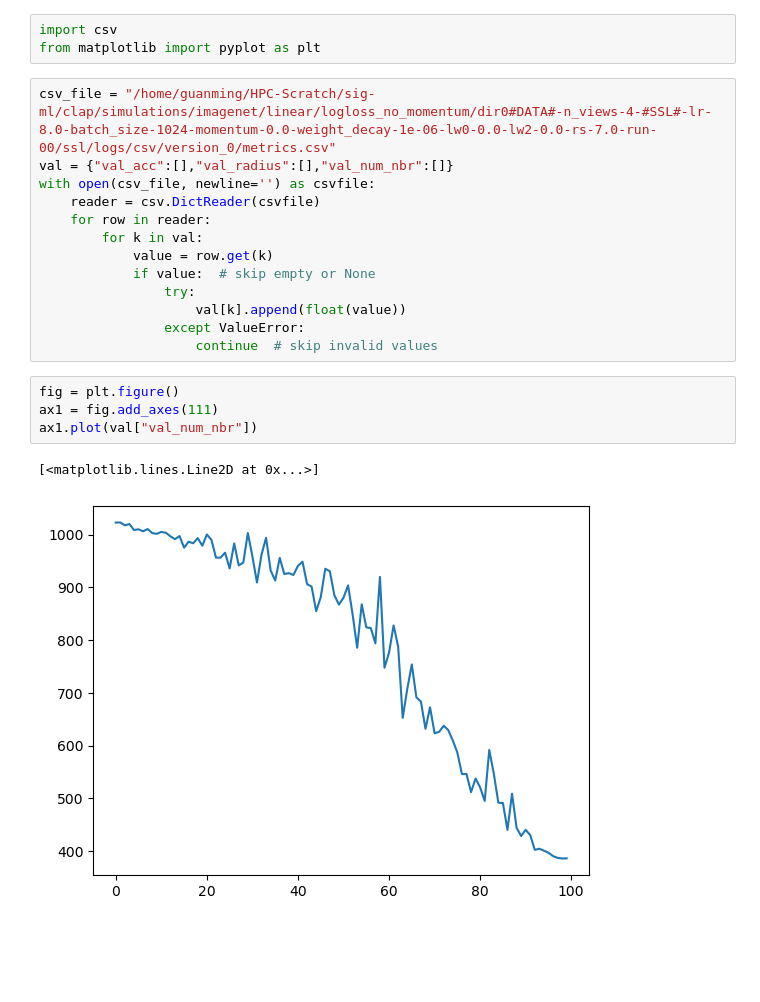
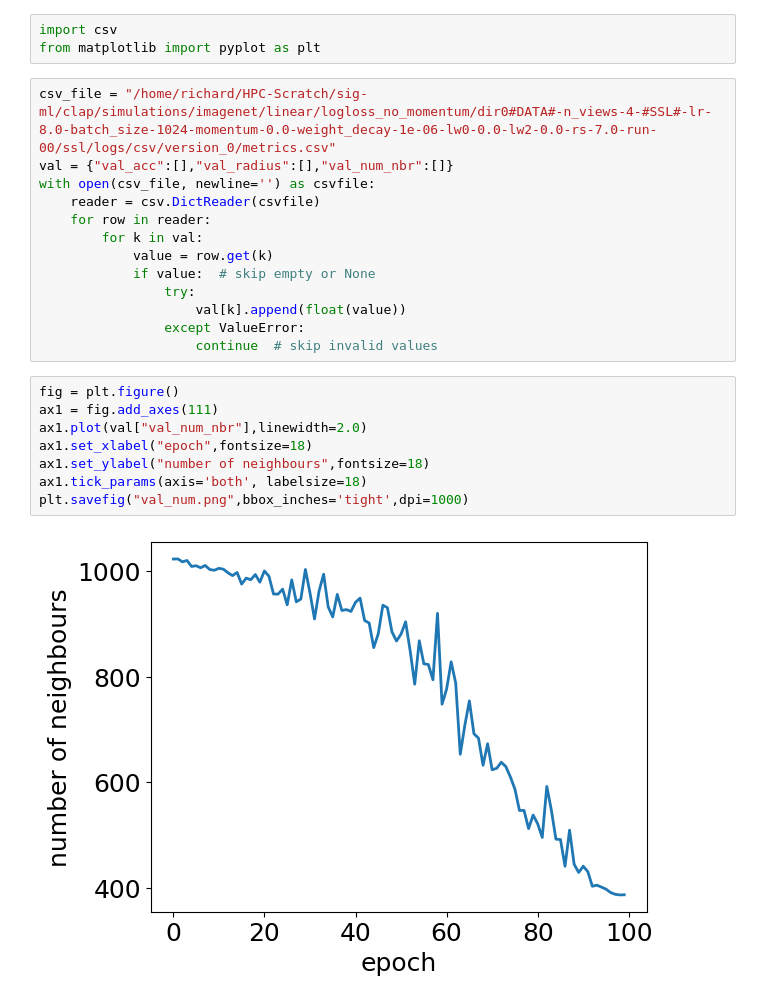
Before and after one commit to guanming-zhang/clamp, a Jupyter notebook: scripts/plot_training_dynamics.ipynb, the cells around one changed output. Drawn from its saved outputs; the diff is of its cells as text; blank space fills up the shorter version.

```diff
--- a/scripts/plot_training_dynamics.ipynb
+++ b/scripts/plot_training_dynamics.ipynb
@@ -2,7 +2,7 @@
 import csv
 from matplotlib import pyplot as plt
 # %%
-csv_file = "/home/guanming/HPC-Scratch/sig-ml/clap/simulations/imagenet/linear/logloss_no_momentum/dir0#DATA#-n_views-4-#SSL#-lr-8.0-batch_size-1024-momentum-0.0-weight_decay-1e-06-lw0-0.0-lw2-0.0-rs-7.0-run-00/ssl/logs/csv/version_0/metrics.csv"
+csv_file = "/home/richard/HPC-Scratch/sig-ml/clap/simulations/imagenet/linear/logloss_no_momentum/dir0#DATA#-n_views-4-#SSL#-lr-8.0-batch_size-1024-momentum-0.0-weight_decay-1e-06-lw0-0.0-lw2-0.0-rs-7.0-run-00/ssl/logs/csv/version_0/metrics.csv"
 val = {"val_acc":[],"val_radius":[],"val_num_nbr":[]}
 with open(csv_file, newline='') as csvfile:
     reader = csv.DictReader(csvfile)
@@ -17,7 +17,10 @@ with open(csv_file, newline='') as csvfile:
 # %%
 fig = plt.figure()
 ax1 = fig.add_axes(111)
-ax1.plot(val["val_num_nbr"])
+ax1.plot(val["val_num_nbr"],linewidth=2.0)
+ax1.set_xlabel("epoch",fontsize=18)
+ax1.set_ylabel("number of neighbours",fontsize=18)
+ax1.tick_params(axis='both', labelsize=18)
+plt.savefig("val_num.png",bbox_inches='tight',dpi=1000)
 # %% [output]
-[<matplotlib.lines.Line2D at 0x...>]
-[figure, old version]
+[figure, new version]
```
Also changed, not shown: parts of 1 cell of this notebook, 7 other files.
